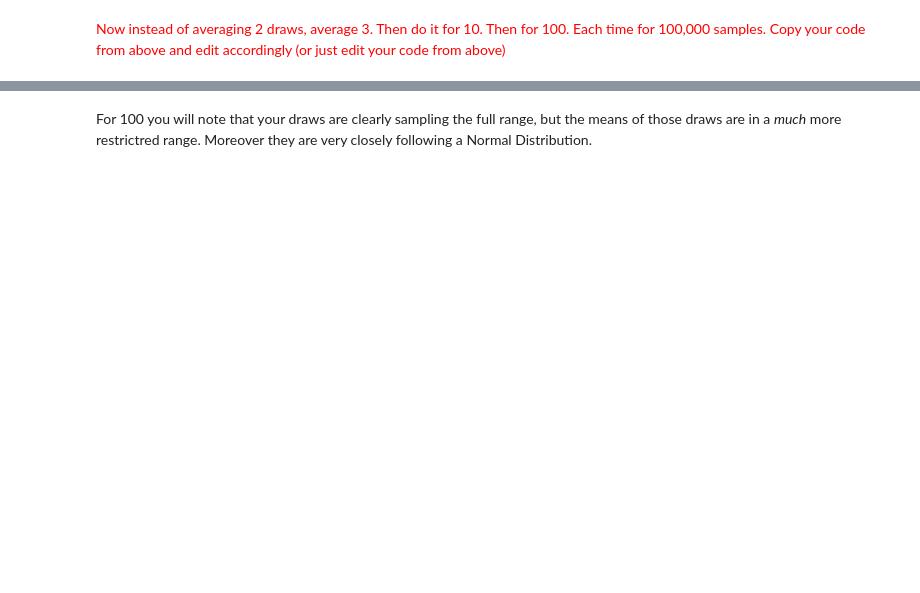
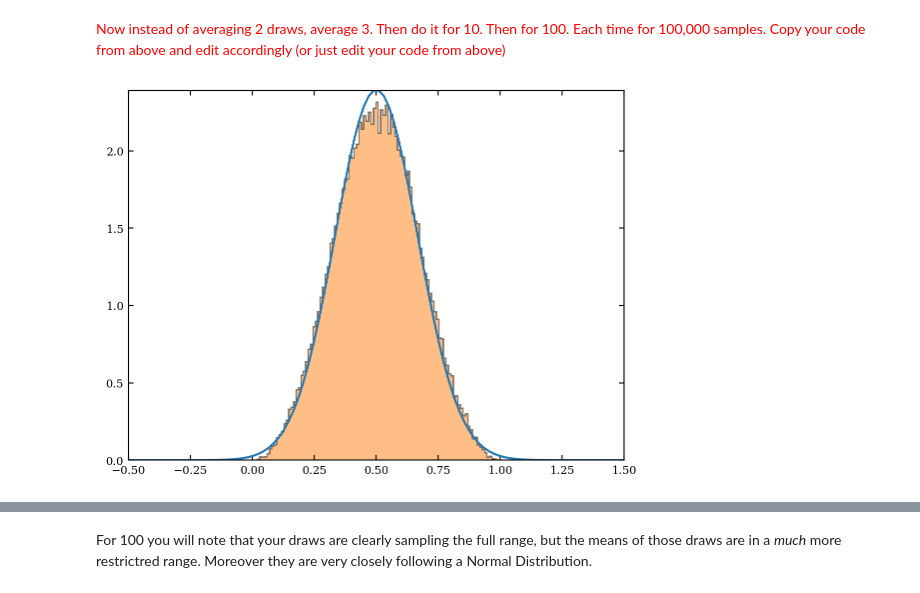
Before and after one commit to agupta-umiss/phys629-fall-2023, a Jupyter notebook: student_folders/arindam_sharma/lecture_6.ipynb, the cells around one changed output, grey strips where cells are left out. Cells and saved outputs as stored; diff of their text form; code cells hidden in the pictures; blank space fills up the shorter version.

```diff
--- a/student_folders/arindam_sharma/lecture_6.ipynb
+++ b/student_folders/arindam_sharma/lecture_6.ipynb
@@ -178,3 +207,7 @@ sigma_cl = sigma_h / np.sqrt(N) # scale of mean error distribution
 # %% [markdown]
 <font color='red'>Now instead of averaging 2 draws, average 3.  Then do it for 10.  Then for 100.  Each time for 100,000 samples.</font>
 <font color='red'>Copy your code from above and edit accordingly (or just edit your code from above)</font>
+# %%
+check_CLT_uni(3, 0, 1)
+# %% [output]
+[figure, added]
```
Also changed, not shown: parts of 9 cells of this notebook.
